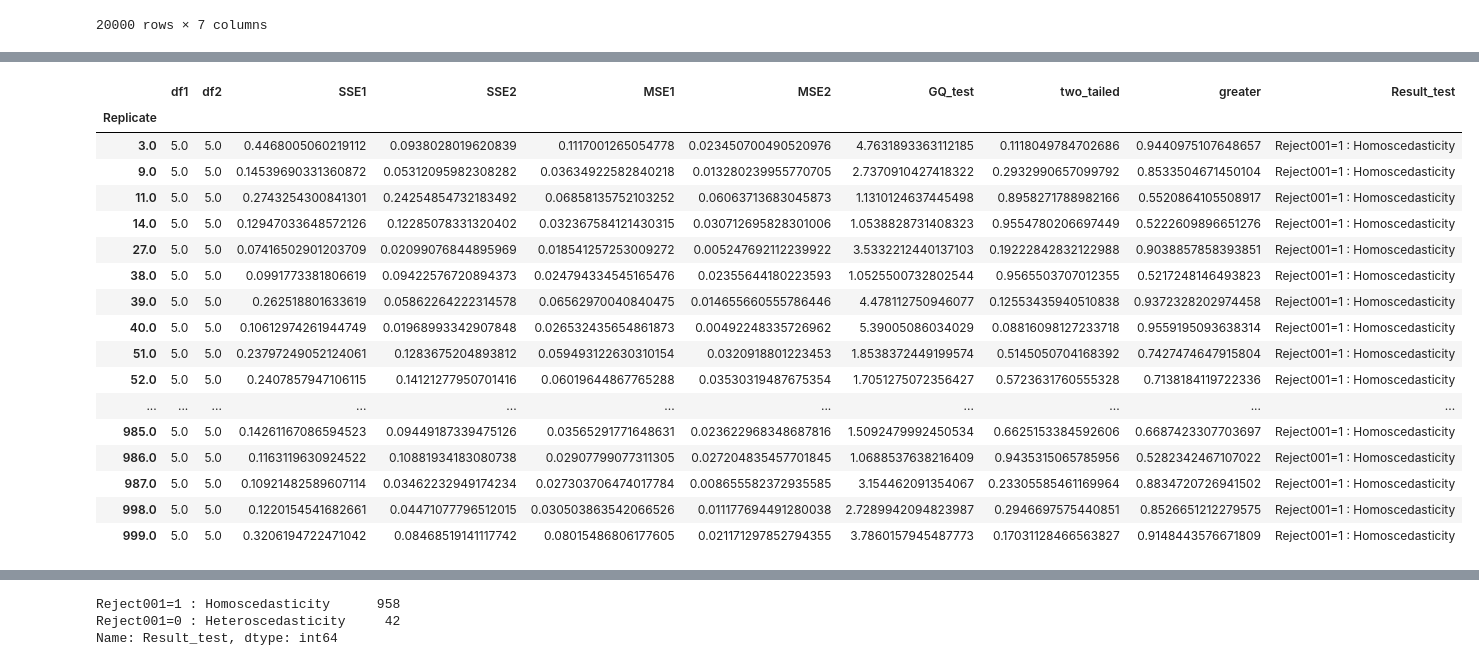
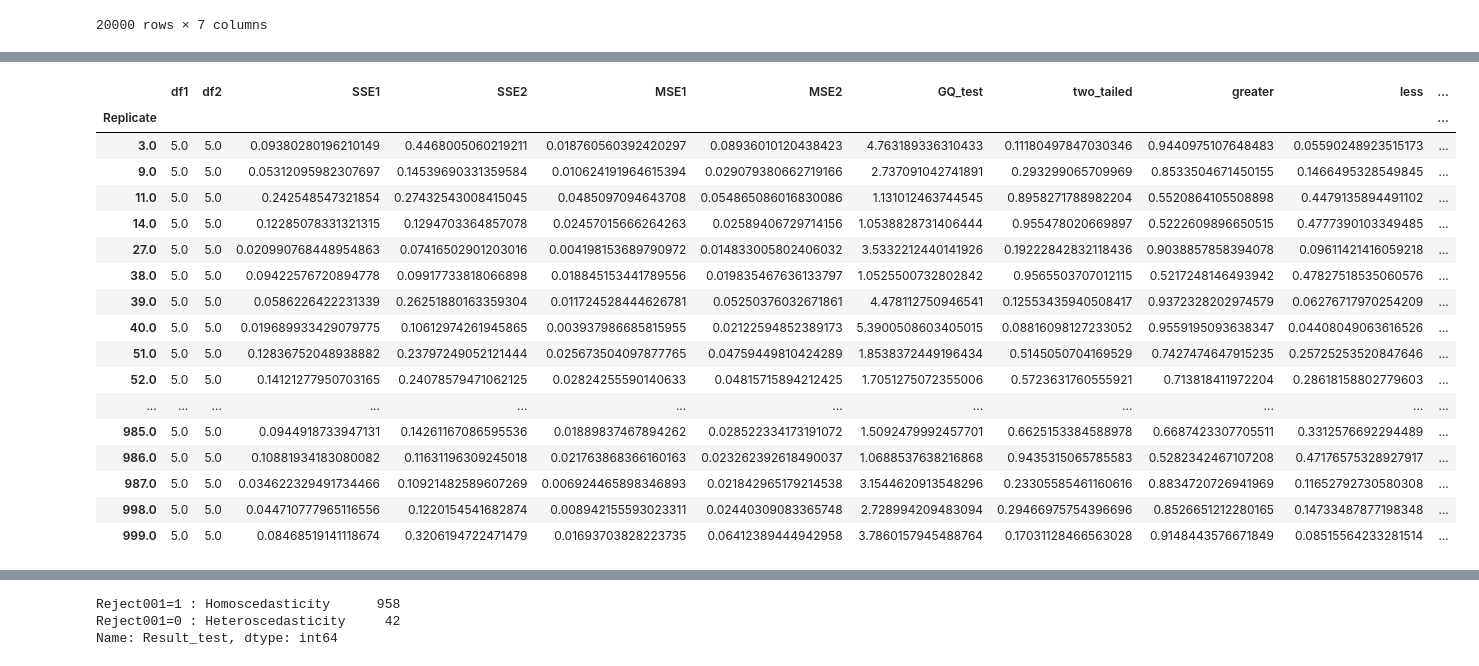
Before and after one commit to iam-fern/Generate_multiplication, a Jupyter notebook: GQtest_data_multi_delta_(_0_8)_n20_01.ipynb, the cells around one changed output, grey strips where cells are left out. Drawn from its saved outputs; the diff is of its cells as text; code cells hidden in the pictures.

```diff
--- a/GQtest_data_multi_delta_(_0_8)_n20_01.ipynb
+++ b/GQtest_data_multi_delta_(_0_8)_n20_01.ipynb
@@ -153,7 +176,6 @@ def get_result(run_replicate, percent_data):
     new_table_sort = new_table.sort_values('x2')
     new_table_sort.reset_index(inplace=True)
     new_table_sort.drop(['index'], axis=1, inplace=True)
-
 
     # แบ่งข้อมูลกลุ่มที่ 1
     table1 = new_table_sort.iloc[:int(percent_data*new_table_sort.shape[0]) , :]
@@ -167,8 +189,7 @@ def get_result(run_replicate, percent_data):
     # หาค่า df กลุ่ม 1
     DF1 = model1.df_resid + 1
     SSE1 = model1.ssr
-    MSE1 = model1.mse_resid
-
+    MSE1 = SSE1/DF1
 
     # แบ่งข้อมูลกลุ่มที่ 2
     table2 = new_table_sort.iloc[int((1-percent_data)*new_table_sort.shape[0]): , :]
@@ -182,23 +203,21 @@ def get_result(run_replicate, percent_data):
     # หาค่า df กลุ่ม 2
     DF2 = model2.df_resid + 1
     SSE2 = model2.ssr
-    MSE2 = model2.mse_resid
+    MSE2 = SSE2/DF2
 
     # ค่าสถิติทดสอบ
     GQ_test = (SSE2/DF2) / (SSE1/DF1)
-
 
     df2 = DF2
     df1 = DF1
 
     # คำนวณค่า p-value
-    # sf(x, dfn, dfd, loc=0, scale=1) : Survival function (also defined as 1 - cdf, but sf is sometimes more accurate)
+    # pdf(x, dfn, dfd, loc=0, scale=1) : Probability density function
     two_tailed = 2.0*(1.0-(ss.f.cdf(GQ_test, df2, df1)))
+    p_greater = ss.f.cdf(GQ_test, df2, df1)
+    p_less = 1.0-ss.f.cdf(GQ_test, df2, df1)
 
-    # pdf(x, dfn, dfd, loc=0, scale=1) : Probability density function
-    p_greater = ss.f.cdf(GQ_test, df2, df1)
-
-    return df2, df1, SSE2, SSE1, MSE2, MSE1, GQ_test, two_tailed, p_greater
+    return df1, df2, SSE1, SSE2, MSE1, MSE2, GQ_test, two_tailed, p_greater, p_less
 
 # สร้าง list ของ replicates
 list_replicate=list({i[0] for i in table.index})
@@ -214,13 +233,14 @@ list_MSE2=[]
 list_GQ_test=[]
 list_two_tailed=[]
 list_p_greater=[]
+list_p_less=[]
 
 # กำหนด % การแบ่งข้อมูล
 percent_data=0.4
 
 # ใช้ for loop สำหรับการ run ทุก replicates
 for run_replicate in list_replicate:
-    df1, df2, SSE1, SSE2, MSE1, MSE2, GQ_test, two_tailed, p_greater=get_result(run_replicate, percent_data)
+    df1, df2, SSE1, SSE2, MSE1, MSE2, GQ_test, two_tailed, p_greater, p_less=get_result(run_replicate, percent_data)
     list_df1.append(df1)
     list_SSE1.append(SSE1)
     list_df2.append(df2)
@@ -230,41 +250,42 @@ for run_replicate in list_replicate:
     list_GQ_test.append(GQ_test)
     list_two_tailed.append(two_tailed)
     list_p_greater.append(p_greater)
+    list_p_less.append(p_less)
 # %%
 # สร้างตารางผลลัพธ์
 alpha = 0.01
 pd.set_option('display.max_rows', 1000)
 pd.set_option('display.max_columns', 1000)
 pd.set_option('display.width', 1000)
 result=pd.DataFrame({"Replicate":list_replicate, "df1":list_df1, "df2":list_df2, "SSE1":list_SSE1,
                      "SSE2":list_SSE2, "MSE1":list_MSE1, "MSE2":list_MSE2,
-                     "GQ_test":list_GQ_test, "two_tailed":list_two_tailed, "greater":list_p_greater})
+                     "GQ_test":list_GQ_test, "two_tailed":list_two_tailed, "greater":list_p_greater, "less":list_p_less})
 result.set_index(['Replicate'], inplace=True)
-result=result[(result["two_tailed"]<=1) & (result["greater"]<=1)]
+result=result[(result["two_tailed"]<=1) & (result["greater"]<=1) & (result["less"]<=1)]
 result["Result_test"]=result["two_tailed"].apply(lambda p_value: 'Reject001=0 : Heteroscedasticity'
-                                                                  if p_value < alpha else 'Reject001=1 : Homoscedasticity')
+                                                 if p_value < alpha else 'Reject001=1 : Homoscedasticity')
 #two_tailed_new_show=two_tailed_new.drop(columns="greater")
 
 result.astype(str)
 # %% [output]
-|  | df1 | df2 | SSE1 | SSE2 | MSE1 | MSE2 | GQ_test | two_tailed | greater | Result_test |
-| Replicate |  |  |  |  |  |  |  |  |  |  |
-| 3.0 | 5.0 | 5.0 | 0.4468005060219112 | 0.0938028019620839 | 0.1117001265054778 | 0.023450700490520976 | 4.7631893363112185 | 0.1118049784702686 | 0.9440975107648657 | Reject001=1 : Homoscedasticity |
-| 9.0 | 5.0 | 5.0 | 0.14539690331360872 | 0.05312095982308282 | 0.03634922582840218 | 0.013280239955770705 | 2.7370910427418322 | 0.2932990657099792 | 0.8533504671450104 | Reject001=1 : Homoscedasticity |
-| 11.0 | 5.0 | 5.0 | 0.2743254300841301 | 0.24254854732183492 | 0.06858135752103252 | 0.06063713683045873 | 1.1310124637445498 | 0.8958271788982166 | 0.5520864105508917 | Reject001=1 : Homoscedasticity |
-| 14.0 | 5.0 | 5.0 | 0.12947033648572126 | 0.12285078331320402 | 0.032367584121430315 | 0.030712695828301006 | 1.0538828731408323 | 0.9554780206697449 | 0.5222609896651276 | Reject001=1 : Homoscedasticity |
-| 27.0 | 5.0 | 5.0 | 0.07416502901203709 | 0.02099076844895969 | 0.018541257253009272 | 0.005247692112239922 | 3.5332212440137103 | 0.19222842832122988 | 0.9038857858393851 | Reject001=1 : Homoscedasticity |
-| 38.0 | 5.0 | 5.0 | 0.0991773381806619 | 0.09422576720894373 | 0.024794334545165476 | 0.02355644180223593 | 1.0525500732802544 | 0.9565503707012355 | 0.5217248146493823 | Reject001=1 : Homoscedasticity |
-| 39.0 | 5.0 | 5.0 | 0.262518801633619 | 0.05862264222314578 | 0.06562970040840475 | 0.014655660555786446 | 4.478112750946077 | 0.12553435940510838 | 0.9372328202974458 | Reject001=1 : Homoscedasticity |
-| 40.0 | 5.0 | 5.0 | 0.10612974261944749 | 0.01968993342907848 | 0.026532435654861873 | 0.00492248335726962 | 5.39005086034029 | 0.08816098127233718 | 0.9559195093638314 | Reject001=1 : Homoscedasticity |
-| 51.0 | 5.0 | 5.0 | 0.23797249052124061 | 0.1283675204893812 | 0.059493122630310154 | 0.0320918801223453 | 1.8538372449199574 | 0.5145050704168392 | 0.7427474647915804 | Reject001=1 : Homoscedasticity |
-| 52.0 | 5.0 | 5.0 | 0.2407857947106115 | 0.14121277950701416 | 0.06019644867765288 | 0.03530319487675354 | 1.7051275072356427 | 0.5723631760555328 | 0.7138184119722336 | Reject001=1 : Homoscedasticity |
-| ... | ... | ... | ... | ... | ... | ... | ... | ... | ... | ... |
-| 985.0 | 5.0 | 5.0 | 0.14261167086594523 | 0.09449187339475126 | 0.03565291771648631 | 0.023622968348687816 | 1.5092479992450534 | 0.6625153384592606 | 0.6687423307703697 | Reject001=1 : Homoscedasticity |
-| 986.0 | 5.0 | 5.0 | 0.1163119630924522 | 0.10881934183080738 | 0.02907799077311305 | 0.027204835457701845 | 1.0688537638216409 | 0.9435315065785956 | 0.5282342467107022 | Reject001=1 : Homoscedasticity |
-| 987.0 | 5.0 | 5.0 | 0.10921482589607114 | 0.03462232949174234 | 0.027303706474017784 | 0.008655582372935585 | 3.154462091354067 | 0.23305585461169964 | 0.8834720726941502 | Reject001=1 : Homoscedasticity |
-| 998.0 | 5.0 | 5.0 | 0.1220154541682661 | 0.04471077796512015 | 0.030503863542066526 | 0.011177694491280038 | 2.7289942094823987 | 0.2946697575440851 | 0.8526651212279575 | Reject001=1 : Homoscedasticity |
-| 999.0 | 5.0 | 5.0 | 0.3206194722471042 | 0.08468519141117742 | 0.08015486806177605 | 0.021171297852794355 | 3.7860157945487773 | 0.17031128466563827 | 0.9148443576671809 | Reject001=1 : Homoscedasticity |
+|  | df1 | df2 | SSE1 | SSE2 | MSE1 | MSE2 | GQ_test | two_tailed | greater | less | ... |
+| Replicate |  |  |  |  |  |  |  |  |  |  | ... |
+| 3.0 | 5.0 | 5.0 | 0.09380280196210149 | 0.4468005060219211 | 0.018760560392420297 | 0.08936010120438423 | 4.763189336310433 | 0.11180497847030346 | 0.9440975107648483 | 0.05590248923515173 | ... |
+| 9.0 | 5.0 | 5.0 | 0.05312095982307697 | 0.14539690331359584 | 0.010624191964615394 | 0.029079380662719166 | 2.737091042741891 | 0.293299065709969 | 0.8533504671450155 | 0.1466495328549845 | ... |
+| 11.0 | 5.0 | 5.0 | 0.242548547321854 | 0.27432543008415045 | 0.0485097094643708 | 0.054865086016830086 | 1.131012463744545 | 0.8958271788982204 | 0.5520864105508898 | 0.4479135894491102 | ... |
+| 14.0 | 5.0 | 5.0 | 0.12285078331321315 | 0.1294703364857078 | 0.02457015666264263 | 0.02589406729714156 | 1.0538828731406444 | 0.955478020669897 | 0.5222609896650515 | 0.4777390103349485 | ... |
+| 27.0 | 5.0 | 5.0 | 0.020990768448954863 | 0.07416502901203016 | 0.004198153689790972 | 0.014833005802406032 | 3.5332212440141926 | 0.19222842832118436 | 0.9038857858394078 | 0.09611421416059218 | ... |
+| 38.0 | 5.0 | 5.0 | 0.09422576720894778 | 0.09917733818066898 | 0.018845153441789556 | 0.019835467636133797 | 1.0525500732802842 | 0.9565503707012115 | 0.5217248146493942 | 0.47827518535060576 | ... |
+| 39.0 | 5.0 | 5.0 | 0.0586226422231339 | 0.26251880163359304 | 0.011724528444626781 | 0.05250376032671861 | 4.478112750946541 | 0.12553435940508417 | 0.9372328202974579 | 0.06276717970254209 | ... |
+| 40.0 | 5.0 | 5.0 | 0.019689933429079775 | 0.10612974261945865 | 0.003937986685815955 | 0.02122594852389173 | 5.3900508603405015 | 0.08816098127233052 | 0.9559195093638347 | 0.04408049063616526 | ... |
+| 51.0 | 5.0 | 5.0 | 0.12836752048938882 | 0.23797249052121444 | 0.025673504097877765 | 0.04759449810424289 | 1.8538372449196434 | 0.5145050704169529 | 0.7427474647915235 | 0.25725253520847646 | ... |
+| 52.0 | 5.0 | 5.0 | 0.14121277950703165 | 0.24078579471062125 | 0.02824255590140633 | 0.04815715894212425 | 1.7051275072355006 | 0.5723631760555921 | 0.713818411972204 | 0.28618158802779603 | ... |
+| ... | ... | ... | ... | ... | ... | ... | ... | ... | ... | ... | ... |
+| 985.0 | 5.0 | 5.0 | 0.0944918733947131 | 0.14261167086595536 | 0.01889837467894262 | 0.028522334173191072 | 1.5092479992457701 | 0.6625153384588978 | 0.6687423307705511 | 0.3312576692294489 | ... |
+| 986.0 | 5.0 | 5.0 | 0.10881934183080082 | 0.11631196309245018 | 0.021763868366160163 | 0.023262392618490037 | 1.0688537638216868 | 0.9435315065785583 | 0.5282342467107208 | 0.47176575328927917 | ... |
+| 987.0 | 5.0 | 5.0 | 0.034622329491734466 | 0.10921482589607269 | 0.006924465898346893 | 0.021842965179214538 | 3.1544620913548296 | 0.23305585461160616 | 0.8834720726941969 | 0.11652792730580308 | ... |
+| 998.0 | 5.0 | 5.0 | 0.044710777965116556 | 0.1220154541682874 | 0.008942155593023311 | 0.02440309083365748 | 2.728994209483094 | 0.29466975754396696 | 0.8526651212280165 | 0.14733487877198348 | ... |
+| 999.0 | 5.0 | 5.0 | 0.08468519141118674 | 0.3206194722471479 | 0.01693703828223735 | 0.06412389444942958 | 3.7860157945488764 | 0.17031128466563028 | 0.9148443576671849 | 0.08515564233281514 | ... |
 # %%
 # สร้างตารางผลลัพธ์
 alpha = 0.01
```
Also changed, not shown: parts of 3 cells of this notebook.
